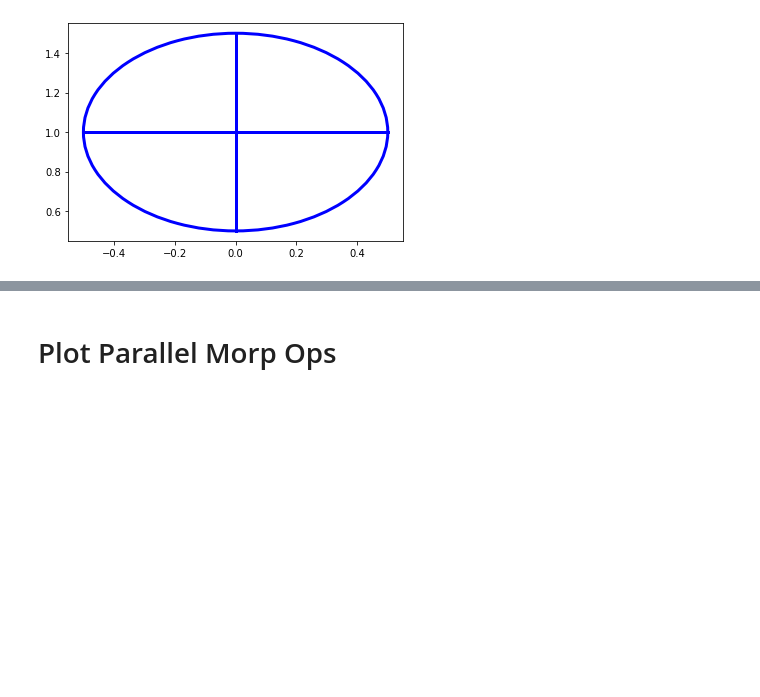
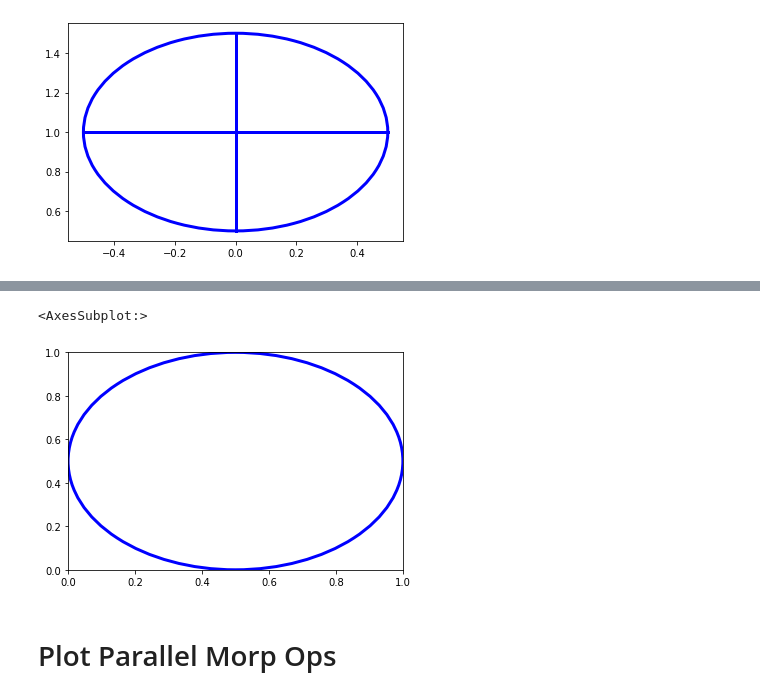
Before and after one commit to TheodoreAouad/3d_segm, a Jupyter notebook: Notebooks/Sandbox.ipynb, the cells around one changed output, grey strips where cells are left out. Saved outputs shown, nothing was run; the diff lists cells and outputs as text; code cells hidden in the pictures; blank space fills up the shorter version.

```diff
--- a/Notebooks/Sandbox.ipynb
+++ b/Notebooks/Sandbox.ipynb
@@ -183,3 +193,12 @@ ps.plot_dilation_on_ax(ax, [0, 1], color='blue', linewidth=3)
+# %%
+reload_modules()
+
+fig, ax = plt.subplots(1,1)
+
+plet.plot_O_on_ax(ax, height=1, center=[0.5, .5], color='blue', linewidth=3)
+# %% [output]
+<AxesSubplot:>
+[figure, added]
 # %% [markdown]
 # Plot Parallel Morp Ops
 # %%
```
Also changed, not shown: parts of 2 cells of this notebook, 17 other files.
